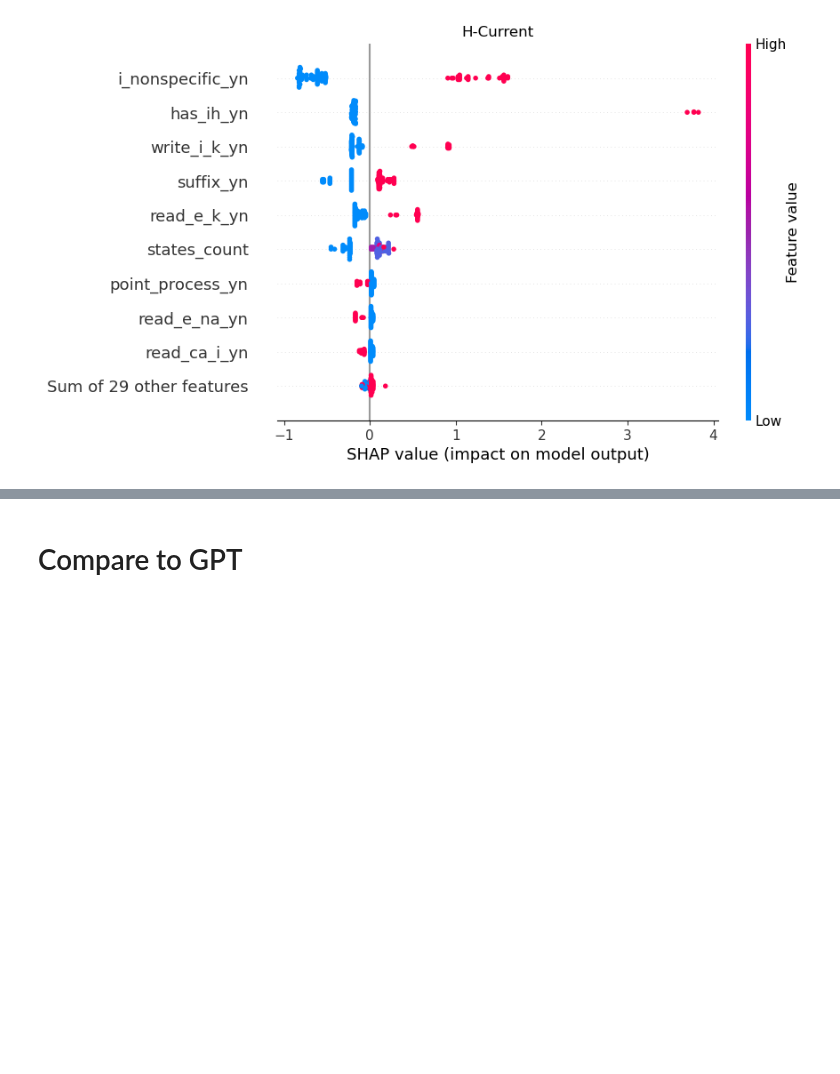
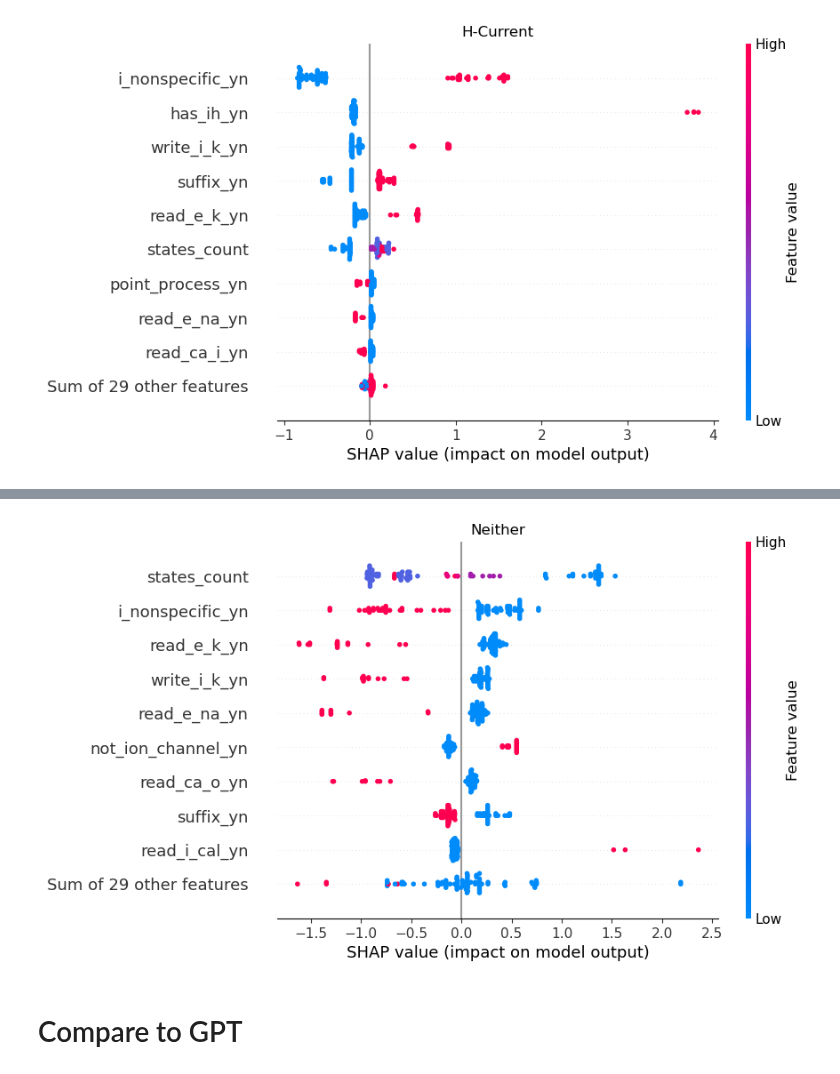
Before and after one commit to innacohen/mod-annotation, a Jupyter notebook: code/pipeline.ipynb, the cells around one changed output, grey strips where cells are left out. Saved outputs shown, nothing was run; the diff lists cells and outputs as text; code cells hidden in the pictures; blank space fills up the shorter version.

Commit message:
added neither shapplot

```diff
--- a/code/pipeline.ipynb
+++ b/code/pipeline.ipynb
@@ -1034,3 +1034,8 @@ shap.plots.beeswarm(shap_values[:,:,5])
+# %%
+plt.title("Neither")
+shap.plots.beeswarm(shap_values[:,:,-1])
+# %% [output]
+[figure, added]
 # %% [markdown]
 # Compare to GPT
 # %%
```
Also changed, not shown: parts of 9 cells of this notebook.
